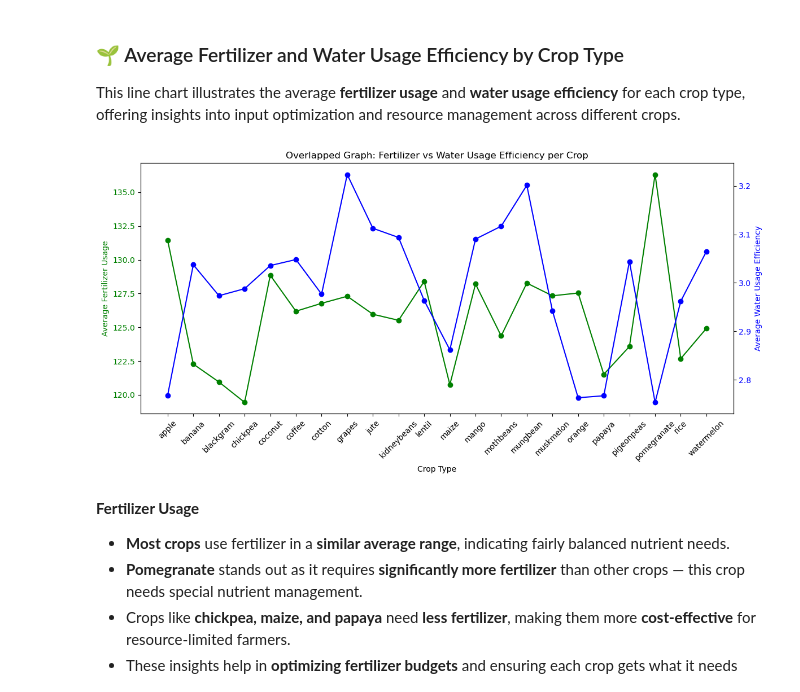
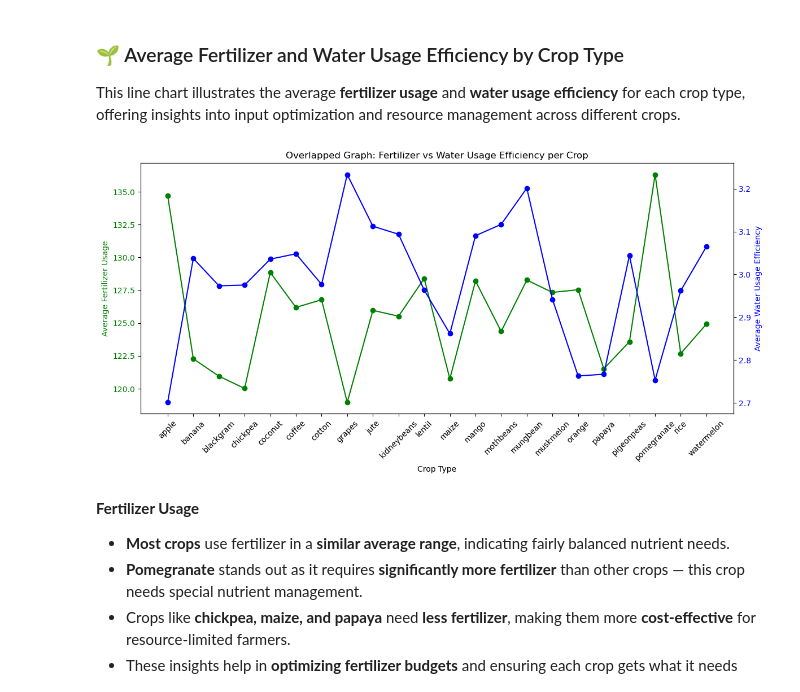
Before and after one commit to JaisreeMK-15/Crop-yield-prediction-and-recommendation, a Jupyter notebook: Crop prediction and recommendation.ipynb, the cells around one changed output. Drawn from its saved outputs; the diff is of its cells as text; code cells hidden in the pictures.

```diff
--- a/Crop prediction and recommendation.ipynb
+++ b/Crop prediction and recommendation.ipynb
@@ -528,26 +531,26 @@ This line chart illustrates the average **fertilizer usage** and **water usage e
 # %%
 # average fertilized and water usage effecieny per crop
 
-avg_usage = crop_df.groupby('label')[['fertilizer_usage', 'water_usage_efficiency']].mean()
+avg_usage = clean_crop_df.groupby('label')[['fertilizer_usage', 'water_usage_efficiency']].mean()
 
 fig, ax1 = plt.subplots(figsize=(12, 6))
 
 ax1.plot(avg_usage.index, avg_usage['fertilizer_usage'], color='green', marker='o', label='Fertilizer Usage')
 ax1.set_xlabel("Crop Type")
 ax1.set_ylabel("Average Fertilizer Usage", color='green')
 ax1.tick_params(axis='y', labelcolor='green')
 ax1.set_xticklabels(avg_usage.index, rotation=45)
 
 ax2 = ax1.twinx()
 ax2.plot(avg_usage.index, avg_usage['water_usage_efficiency'], color='blue', marker='o', label='Water Usage Efficiency')
 ax2.set_ylabel("Average Water Usage Efficiency", color='blue')
 ax2.tick_params(axis='y', labelcolor='blue')
 
 plt.title("Overlapped Graph: Fertilizer vs Water Usage Efficiency per Crop")
 fig.tight_layout()
 plt.show()
 # %% [output]
-[figure, old version]
+[figure, new version]
 # %% [markdown]
 **Fertilizer Usage**
 - **Most crops** use fertilizer in a **similar average range**, indicating fairly balanced nutrient needs.
```
Also changed, not shown: parts of 21 cells of this notebook.
